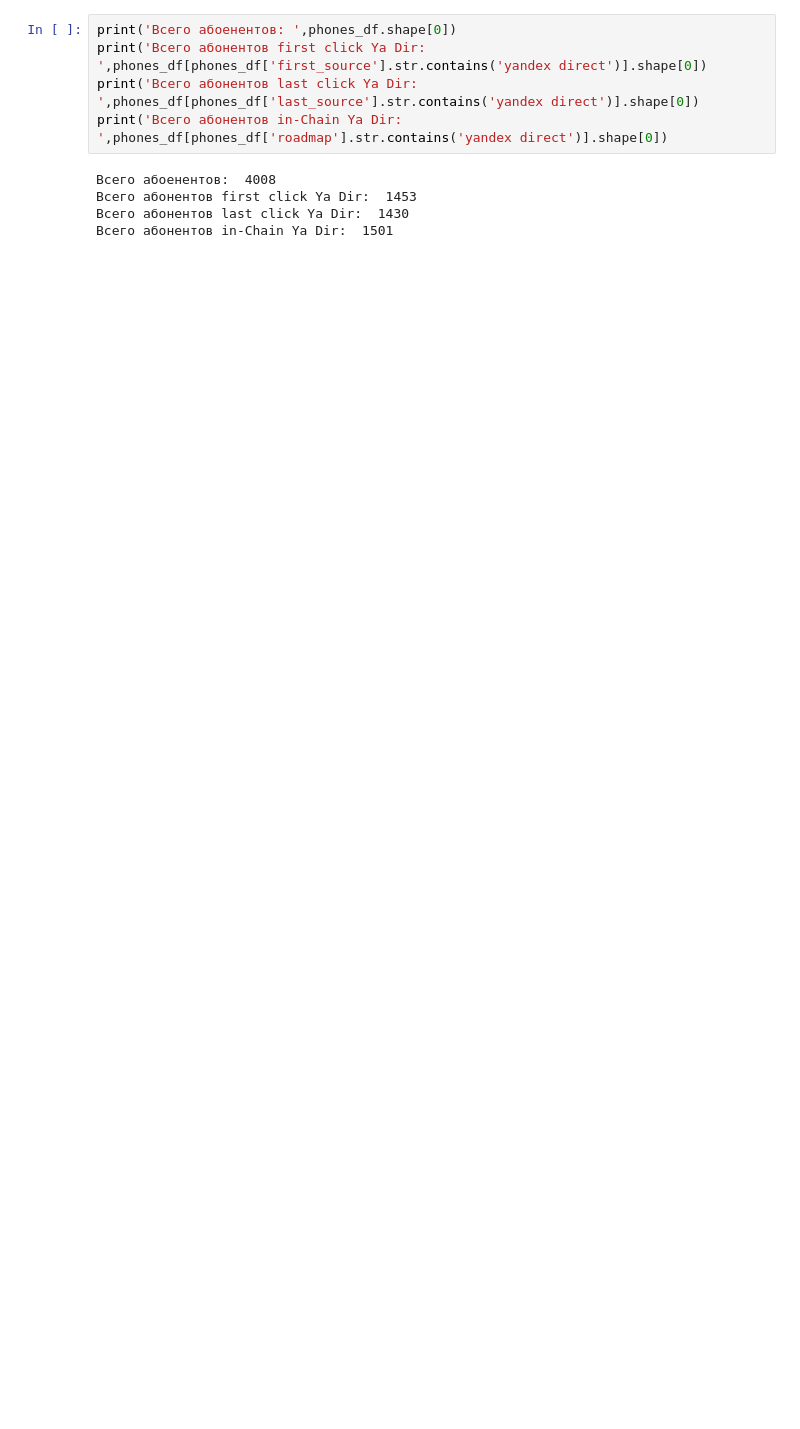
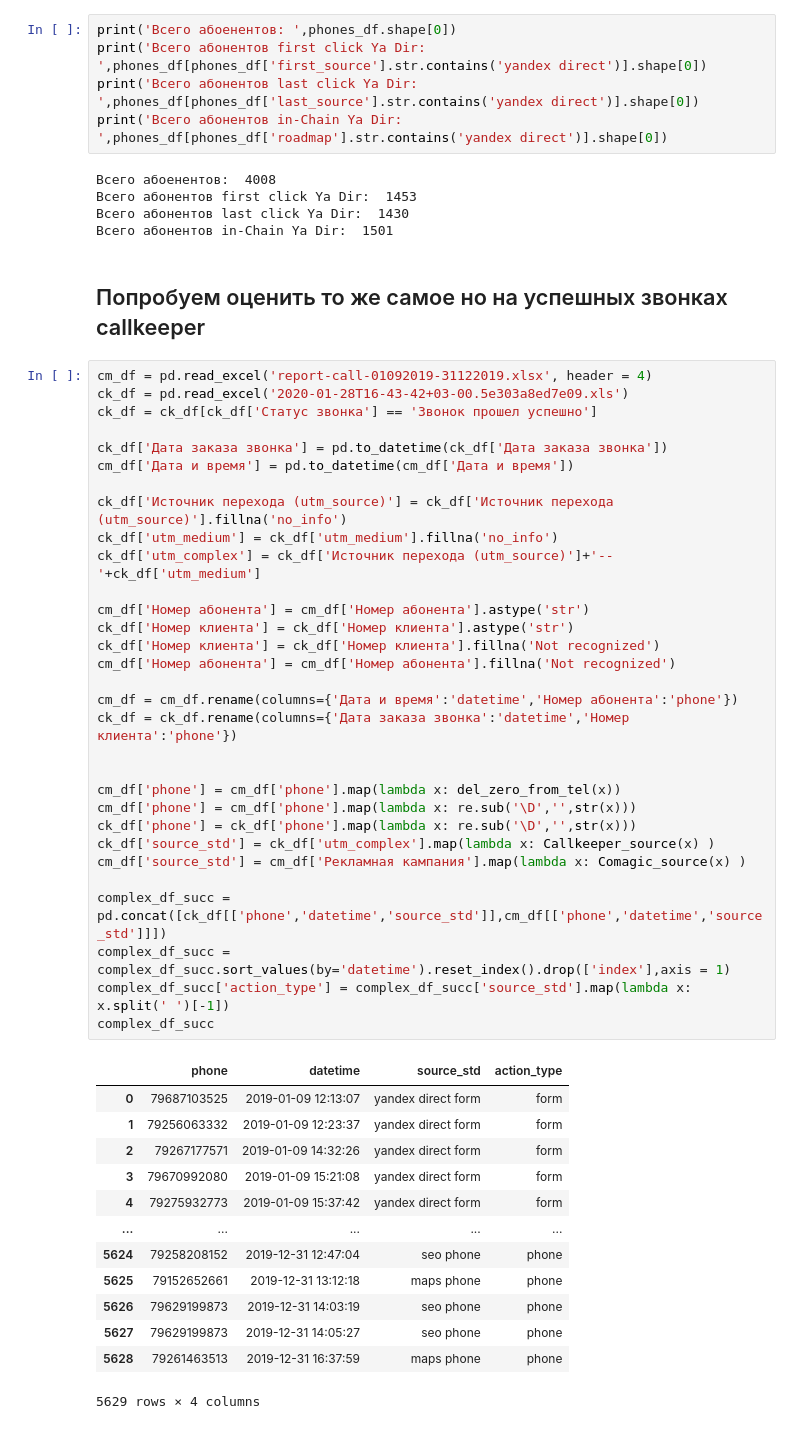
Before and after one commit to artwist-polyakov/adv, a Jupyter notebook: yandex/Yandex Stats Autoprestus.ipynb, the cells around one changed output. Drawn from its saved outputs; the diff is of its cells as text; blank space fills up the shorter version.

```diff
--- a/yandex/Yandex Stats Autoprestus.ipynb
+++ b/yandex/Yandex Stats Autoprestus.ipynb
@@ -309,3 +309,50 @@ print('Всего абонентов in-Chain Ya Dir: ',phones_df[phones_df['roa
 Всего абонентов first click Ya Dir:  1453
 Всего абонентов last click Ya Dir:  1430
 Всего абонентов in-Chain Ya Dir:  1501
+# %% [markdown]
+## Попробуем оценить то же самое но на успешных звонках callkeeper
+# %%
+cm_df = pd.read_excel('report-call-01092019-31122019.xlsx', header = 4)
+ck_df = pd.read_excel('2020-01-28T16-43-42+03-00.5e303a8ed7e09.xls')
+ck_df = ck_df[ck_df['Статус звонка'] == 'Звонок прошел успешно']
+
+ck_df['Дата заказа звонка'] = pd.to_datetime(ck_df['Дата заказа звонка'])
+cm_df['Дата и время'] = pd.to_datetime(cm_df['Дата и время'])
+
+ck_df['Источник перехода (utm_source)'] = ck_df['Источник перехода (utm_source)'].fillna('no_info')
+ck_df['utm_medium'] = ck_df['utm_medium'].fillna('no_info')
+ck_df['utm_complex'] = ck_df['Источник перехода (utm_source)']+'--'+ck_df['utm_medium']
+
+cm_df['Номер абонента'] = cm_df['Номер абонента'].astype('str')
+ck_df['Номер клиента'] = ck_df['Номер клиента'].astype('str')
+ck_df['Номер клиента'] = ck_df['Номер клиента'].fillna('Not recognized')
+cm_df['Номер абонента'] = cm_df['Номер абонента'].fillna('Not recognized')
+
+cm_df = cm_df.rename(columns={'Дата и время':'datetime','Номер абонента':'phone'})
+ck_df = ck_df.rename(columns={'Дата заказа звонка':'datetime','Номер клиента':'phone'})
+
+
+cm_df['phone'] = cm_df['phone'].map(lambda x: del_zero_from_tel(x))
+cm_df['phone'] = cm_df['phone'].map(lambda x: re.sub('\D','',str(x)))
+ck_df['phone'] = ck_df['phone'].map(lambda x: re.sub('\D','',str(x)))
+ck_df['source_std'] = ck_df['utm_complex'].map(lambda x: Callkeeper_source(x) )
+cm_df['source_std'] = cm_df['Рекламная кампания'].map(lambda x: Comagic_source(x) )
+
+complex_df_succ = pd.concat([ck_df[['phone','datetime','source_std']],cm_df[['phone','datetime','source_std']]])
+complex_df_succ = complex_df_succ.sort_values(by='datetime').reset_index().drop(['index'],axis = 1)
+complex_df_succ['action_type'] = complex_df_succ['source_std'].map(lambda x: x.split(' ')[-1])
+complex_df_succ
+# %% [output]
+|  | phone | datetime | source_std | action_type |
+| 0 | 79687103525 | 2019-01-09 12:13:07 | yandex direct form | form |
+| 1 | 79256063332 | 2019-01-09 12:23:37 | yandex direct form | form |
+| 2 | 79267177571 | 2019-01-09 14:32:26 | yandex direct form | form |
+| 3 | 79670992080 | 2019-01-09 15:21:08 | yandex direct form | form |
+| 4 | 79275932773 | 2019-01-09 15:37:42 | yandex direct form | form |
+| ... | ... | ... | ... | ... |
+| 5624 | 79258208152 | 2019-12-31 12:47:04 | seo phone | phone |
+| 5625 | 79152652661 | 2019-12-31 13:12:18 | maps phone | phone |
+| 5626 | 79629199873 | 2019-12-31 14:03:19 | seo phone | phone |
+| 5627 | 79629199873 | 2019-12-31 14:05:27 | seo phone | phone |
+| 5628 | 79261463513 | 2019-12-31 16:37:59 | maps phone | phone |
+5629 rows × 4 columns
```
Also changed, not shown: parts of 9 cells of this notebook.
